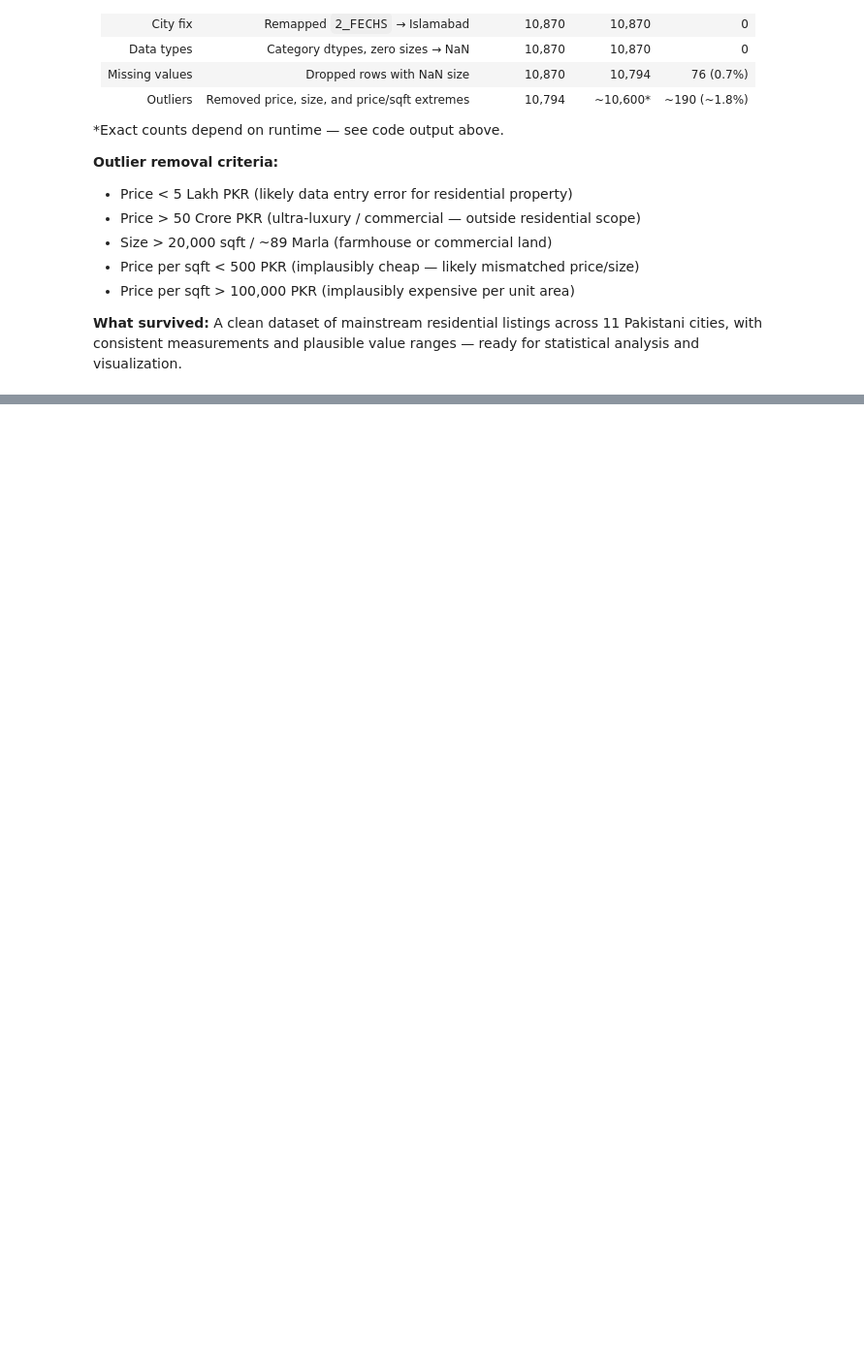
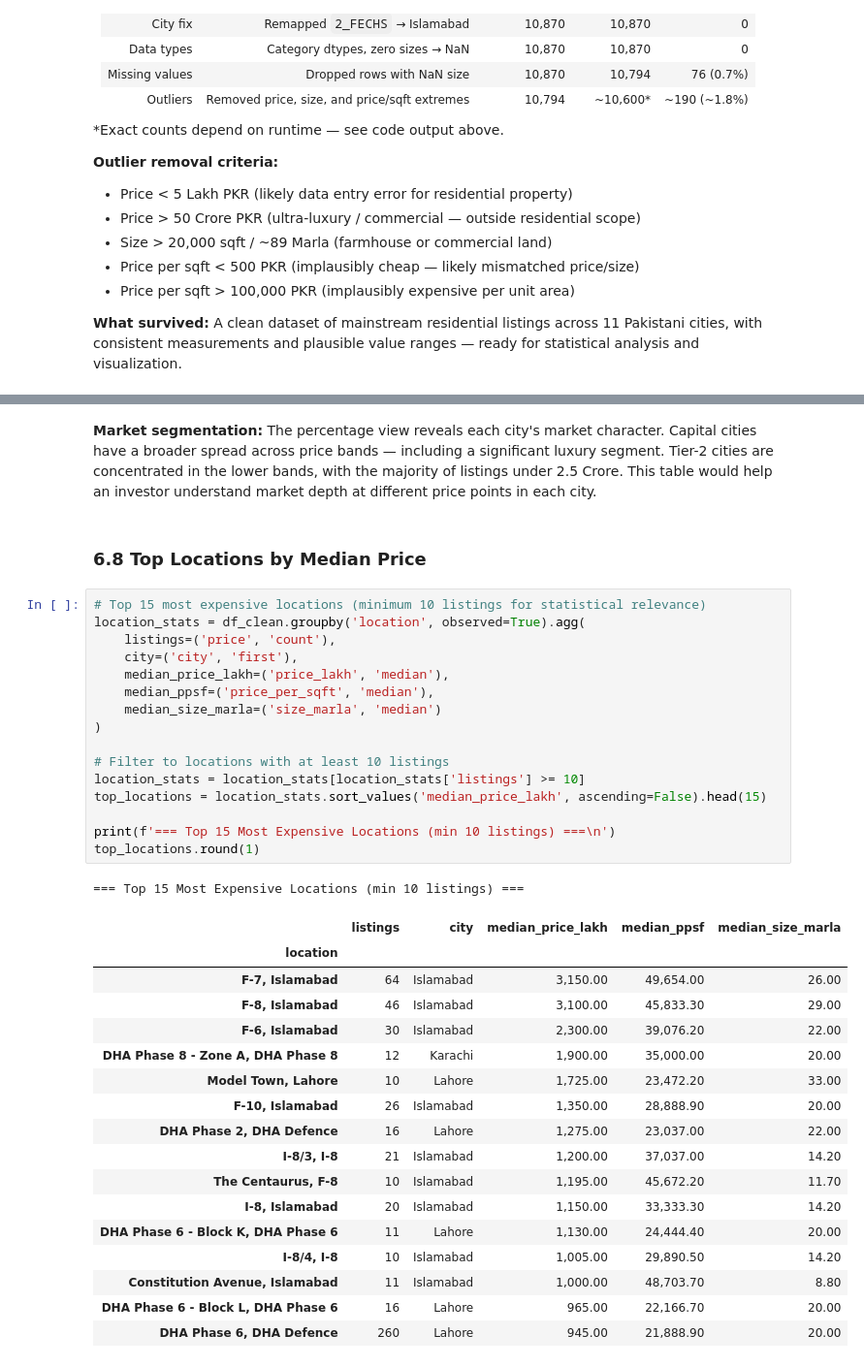
Before and after one commit to TalhaHamdees/pakistan-housing-market-analysis, a Jupyter notebook: notebooks/01_eda_analysis.ipynb, the cells around one changed output, grey strips where cells are left out. Shown at 97% size. Saved outputs shown, nothing was run; the diff lists cells and outputs as text; blank space fills up the shorter version.

```diff
--- a/notebooks/01_eda_analysis.ipynb
+++ b/notebooks/01_eda_analysis.ipynb
@@ -1599,0 +1825,39 @@ print(df_clean['price_band'].value_counts().sort_index().to_string())
+# %% [markdown]
+**Market segmentation:** The percentage view reveals each city's market character. Capital cities have a broader spread across price bands — including a significant luxury segment. Tier-2 cities are concentrated in the lower bands, with the majority of listings under 2.5 Crore. This table would help an investor understand market depth at different price points in each city.
+# %% [markdown]
+### 6.8 Top Locations by Median Price
+# %%
+# Top 15 most expensive locations (minimum 10 listings for statistical relevance)
+location_stats = df_clean.groupby('location', observed=True).agg(
+    listings=('price', 'count'),
+    city=('city', 'first'),
+    median_price_lakh=('price_lakh', 'median'),
+    median_ppsf=('price_per_sqft', 'median'),
+    median_size_marla=('size_marla', 'median')
+)
+
+# Filter to locations with at least 10 listings
+location_stats = location_stats[location_stats['listings'] >= 10]
+top_locations = location_stats.sort_values('median_price_lakh', ascending=False).head(15)
+
+print(f'=== Top 15 Most Expensive Locations (min 10 listings) ===\n')
+top_locations.round(1)
+# %% [output]
+=== Top 15 Most Expensive Locations (min 10 listings) ===
+|  | listings | city | median_price_lakh | median_ppsf | median_size_marla |
+| location |  |  |  |  |  |
+| F-7, Islamabad | 64 | Islamabad | 3,150.00 | 49,654.00 | 26.00 |
+| F-8, Islamabad | 46 | Islamabad | 3,100.00 | 45,833.30 | 29.00 |
+| F-6, Islamabad | 30 | Islamabad | 2,300.00 | 39,076.20 | 22.00 |
+| DHA Phase 8 - Zone A, DHA Phase 8 | 12 | Karachi | 1,900.00 | 35,000.00 | 20.00 |
+| Model Town, Lahore | 10 | Lahore | 1,725.00 | 23,472.20 | 33.00 |
+| F-10, Islamabad | 26 | Islamabad | 1,350.00 | 28,888.90 | 20.00 |
+| DHA Phase 2, DHA Defence | 16 | Lahore | 1,275.00 | 23,037.00 | 22.00 |
+| I-8/3, I-8 | 21 | Islamabad | 1,200.00 | 37,037.00 | 14.20 |
+| The Centaurus, F-8 | 10 | Islamabad | 1,195.00 | 45,672.20 | 11.70 |
+| I-8, Islamabad | 20 | Islamabad | 1,150.00 | 33,333.30 | 14.20 |
+| DHA Phase 6 - Block K, DHA Phase 6 | 11 | Lahore | 1,130.00 | 24,444.40 | 20.00 |
+| I-8/4, I-8 | 10 | Islamabad | 1,005.00 | 29,890.50 | 14.20 |
+| Constitution Avenue, Islamabad | 11 | Islamabad | 1,000.00 | 48,703.70 | 8.80 |
+| DHA Phase 6 - Block L, DHA Phase 6 | 16 | Lahore | 965.00 | 22,166.70 | 20.00 |
+| DHA Phase 6, DHA Defence | 260 | Lahore | 945.00 | 21,888.90 | 20.00 |
```
Also changed, not shown: parts of 26 cells of this notebook, 1 other file.
